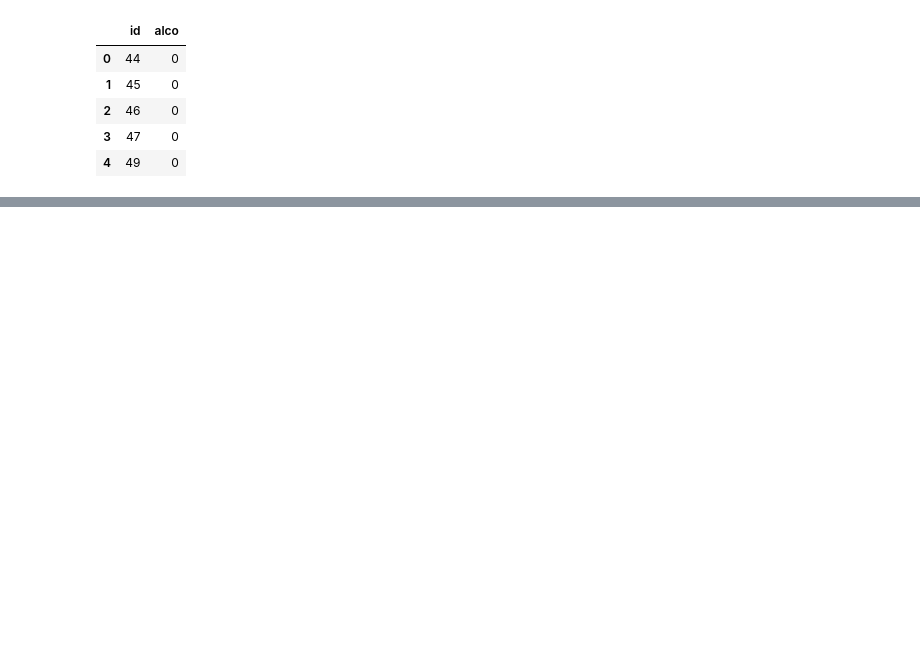
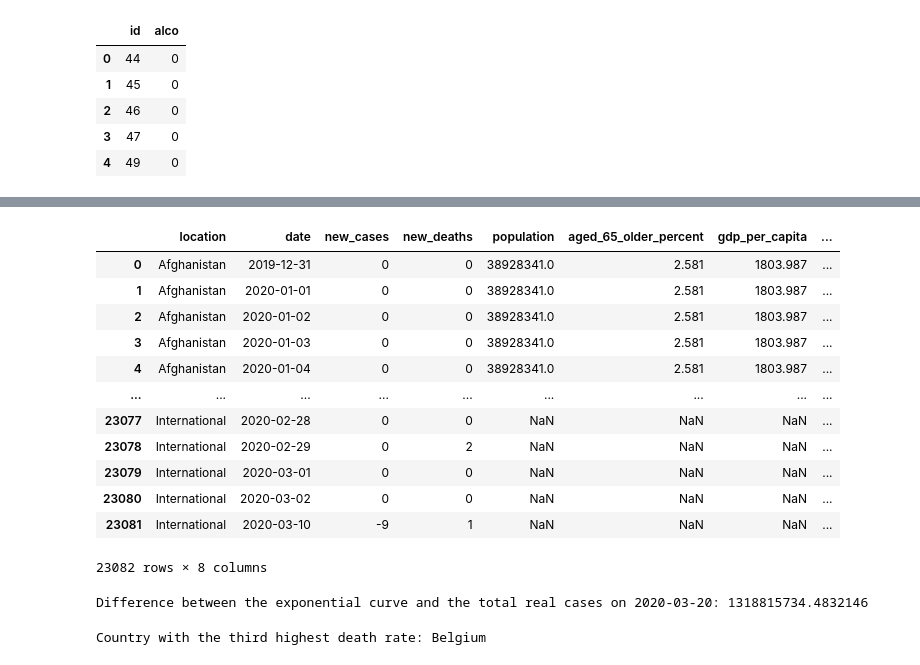
Before and after one commit to robertnesterodhiambo/robertnesterodhiambo-Data-analysis, a Jupyter notebook: turing/turing.ipynb, the cells around one changed output, grey strips where cells are left out. Drawn from its saved outputs; the diff is of its cells as text; code cells hidden in the pictures; blank space fills up the shorter version.

```diff
--- a/turing/turing.ipynb
+++ b/turing/turing.ipynb
@@ -77,0 +304,63 @@ cardio_alco_df.head()
+# %%
+covid_data_df
+# %% [output]
+|  | location | date | new_cases | new_deaths | population | aged_65_older_percent | gdp_per_capita | ... |
+| 0 | Afghanistan | 2019-12-31 | 0 | 0 | 38928341.0 | 2.581 | 1803.987 | ... |
+| 1 | Afghanistan | 2020-01-01 | 0 | 0 | 38928341.0 | 2.581 | 1803.987 | ... |
+| 2 | Afghanistan | 2020-01-02 | 0 | 0 | 38928341.0 | 2.581 | 1803.987 | ... |
+| 3 | Afghanistan | 2020-01-03 | 0 | 0 | 38928341.0 | 2.581 | 1803.987 | ... |
+| 4 | Afghanistan | 2020-01-04 | 0 | 0 | 38928341.0 | 2.581 | 1803.987 | ... |
+| ... | ... | ... | ... | ... | ... | ... | ... | ... |
+| 23077 | International | 2020-02-28 | 0 | 0 | NaN | NaN | NaN | ... |
+| 23078 | International | 2020-02-29 | 0 | 2 | NaN | NaN | NaN | ... |
+| 23079 | International | 2020-03-01 | 0 | 0 | NaN | NaN | NaN | ... |
+| 23080 | International | 2020-03-02 | 0 | 0 | NaN | NaN | NaN | ... |
+| 23081 | International | 2020-03-10 | -9 | 1 | NaN | NaN | NaN | ... |
+23082 rows × 8 columns
+# %%
+import numpy as np
+from scipy.optimize import curve_fit
+
+# Step 1: Extract relevant subset of data
+subset_data = covid_data_df[(covid_data_df['date'] >= '2020-02-28') & (covid_data_df['date'] <= '2020-03-20')]
+
+# Step 2: Define the exponential function
+def exponential_func(x, A, B):
+    return A * np.exp(B * x)
+
+# Step 3: Extract x (days passed) and y (cumulative cases)
+days_passed = np.arange(len(subset_data))
+cumulative_cases = subset_data['new_cases'].cumsum()
+
+# Step 4: Fit the exponential curve
+popt, _ = curve_fit(exponential_func, days_passed, cumulative_cases)
+
+# Step 5: Calculate the cumulative number of real cases on 2020-03-20
+cases_on_20200320 = subset_data.loc[subset_data['date'] == '2020-03-20', 'new_cases'].cumsum().iloc[0]
+
+# Step 6: Evaluate the exponential curve at the date of interest
+days_to_20200320 = (pd.to_datetime('2020-03-20') - pd.to_datetime('2020-02-28')).days
+expected_cases_on_20200320 = exponential_func(days_to_20200320, *popt)
+
+# Step 7: Calculate the difference between the exponential curve and the total number of real cases
+difference = expected_cases_on_20200320 - cases_on_20200320
+
+print("Difference between the exponential curve and the total real cases on 2020-03-20:", difference)
+# %% [output]
+Difference between the exponential curve and the total real cases on 2020-03-20: 1318815734.4832146
+# %%
+# Calculate the death rate for each country
+covid_data_df['death_rate'] = covid_data_df['new_deaths'] / covid_data_df['population'] * 100000  # Assuming population is in 100,000s
+
+# Group by country and calculate the mean death rate
+country_death_rates = covid_data_df.groupby('location')['death_rate'].mean()
+
+# Sort the countries by their death rates in descending order
+sorted_countries = country_death_rates.sort_values(ascending=False)
+
+# Get the country with the third highest death rate
+third_highest_country = sorted_countries.index[2]  # Indexing starts from 0, so index 2 corresponds to the third highest
+
+print("Country with the third highest death rate:", third_highest_country)
+# %% [output]
+Country with the third highest death rate: Belgium
```
Also changed, not shown: parts of 19 cells of this notebook, 1 other file.
